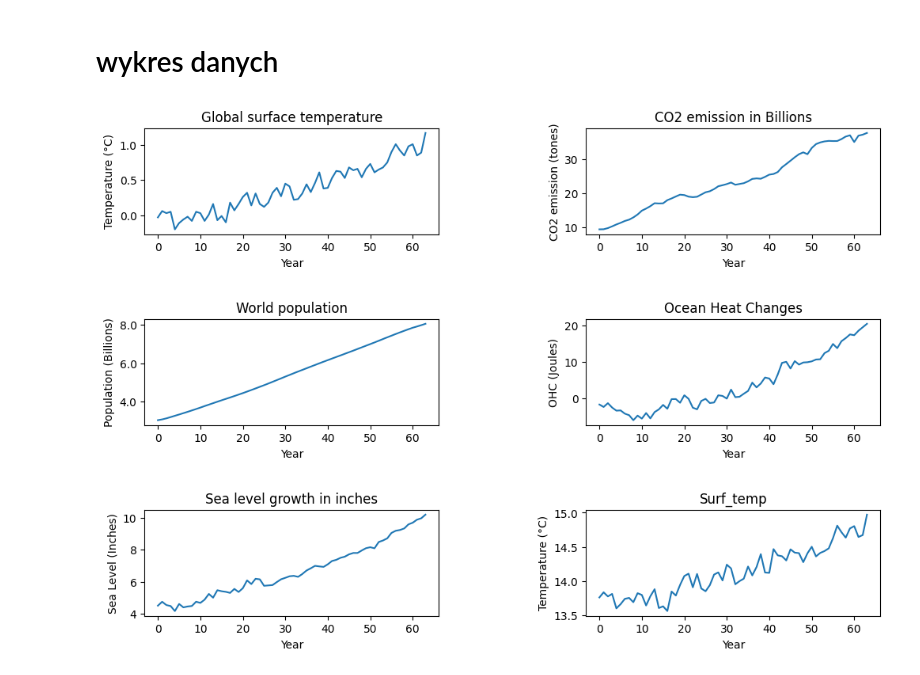
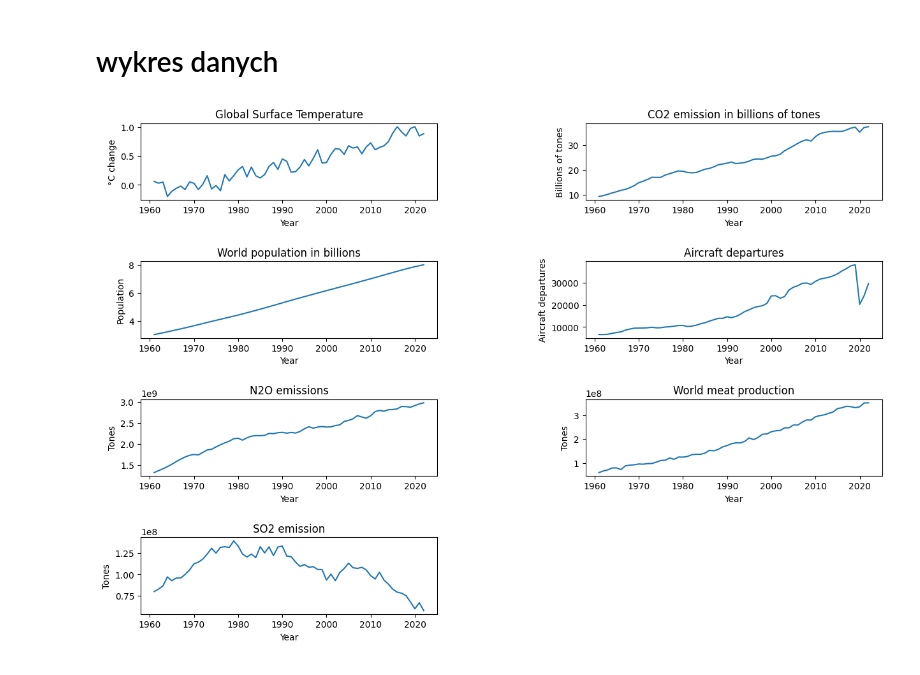
Before and after one commit to Joanna-Maslankiewicz/Analityka-Gospodarcza-sem2, a Jupyter notebook: Python/Projekt/projekt.ipynb, the cells around one changed output. Cells and saved outputs as stored; diff of their text form; code cells hidden in the pictures.

```diff
--- a/Python/Projekt/projekt.ipynb
+++ b/Python/Projekt/projekt.ipynb
@@ -30,5 +37,5 @@ import scipy.stats as stats
 # %%
-data = pd.read_excel('dane.xlsx')
+data = pd.read_excel('dane_gst.xlsx')
 data.set_index(['Year'], inplace = True)
 data.head()
 # %% [output]
@@ -42,4 +49,4 @@ data.head()
 # %%
 y = data[['GST']]
 x0 = pd.DataFrame(np.ones(y.shape), index = data.index, columns = ['const'])
-X = pd.concat([x0, data[['GST', 'C02','World_pop','OHC','Sea_level','Surf_temp']]], axis = 1)
+X = pd.concat([x0, data[['CO2','World_pop','Aircraft_Departures','N2O','World_meat_production','SO2']]], axis = 1)
@@ -46,60 +74,59 @@ X = pd.concat([x0, data[['GST', 'C02','World_pop','OHC','Sea_level','Surf_temp']
 # %% [markdown]
 # wykres danych
 # %%
-h = plt.figure(figsize=(12, 8))
+h = plt.figure(figsize=(15, 10))
+years = X.index.to_numpy()
 
-# Pierwszy wykres: Global Surface Temperature
-ax1 = plt.subplot2grid((3, 2), (0, 0))
-hlp = np.array(range(y.shape[0]))
-ax1.plot(hlp, y)
-ax1.set_title('Global surface temperature')
+# Global Surface Temperature
+ax1 = plt.subplot2grid((4, 2), (0, 0))
+ax1.plot(years, y)
+ax1.set_title('Global Surface Temperature')
 ax1.set_xlabel('Year')
-ax1.set_ylabel('Temperature (°C)')
+ax1.set_ylabel('°C change')
 
-# Drugi wykres: CO2 Emissions
-ax2 = plt.subplot2grid((3, 2), (0, 1))
-ax2.plot(hlp, X.C02)
-ax2.set_title('CO2 emission in Billions')
+# CO2
+ax2 = plt.subplot2grid((4, 2), (0, 1))
+ax2.plot(years, X.CO2)
+ax2.set_title('CO2 emission in billions of tones')
 ax2.set_xlabel('Year')
-ax2.set_ylabel('CO2 emission (tones)')
+ax2.set_ylabel('Billions of tones')
 
-# Trzeci wykres: World Population
-ax3 = plt.subplot2grid((3, 2), (1, 0))
-ax3.plot(hlp, X.World_pop)
-ax3.set_title('World population')
+# World Population
+ax3 = plt.subplot2grid((4, 2), (1, 0))
+ax3.plot(years, X.World_pop * 1e-9)
+ax3.set_title('World population in billions')
 ax3.set_xlabel('Year')
-ax3.set_ylabel('Population (Billions)')
-def format_population(x, pos):
-    'Funkcja do formatowania osi Y, skracając liczby do miliardów'
-    if x >= 1e9:
-        return f'{x*1e-9:.1f}'  # Zwracamy liczbę w miliardach z 1 miejscem po przecinku
-    else:
-        return f'{x:.0f}'
+ax3.set_ylabel('Population')
 
-ax3.yaxis.set_major_formatter(plt.FuncFormatter(format_population))
+# Aircraft Departures
+ax4 = plt.subplot2grid((4, 2), (1, 1))
+ax4.plot(years, X.Aircraft_Departures)
+ax4.set_title('Aircraft departures')
+ax4.set_xlabel('Year')
+ax4.set_ylabel('Aircraft departures')
 
-# Czwarty wykres: Ocean Heat Changes
-ax4 = plt.subplot2grid((3, 2), (1, 1))
-ax4.plot(hlp, X.OHC)
-ax4.set_title('Ocean Heat Changes')
-ax4.set_xlabel('Year')
-ax4.set_ylabel('OHC (Joules)')
+# NO2
+ax5 = plt.subplot2grid((4, 2), (2, 0))
+ax5.plot(years, X.N2O)
+ax5.set_title('N2O emissions')
+ax5.set_xlabel('Year')
+ax5.set_ylabel('Tones')
 
-# Piąty wykres: Sea Level Growth
-ax5 = plt.subplot2grid((3, 2), (2, 0))
-ax5.plot(hlp, X.Sea_level)
-ax5.set_title('Sea level growth in inches')
-ax5.set_xlabel('Year')
-ax5.set_ylabel('Sea Level (Inches)')
+# World Meat Production
+ax6 = plt.subplot2grid((4, 2), (2, 1))
+ax6.plot(years, X.World_meat_production)
+ax6.set_title('World meat production')
+ax6.set_xlabel('Year')
+ax6.set_ylabel('Tones')
 
-# Szósty wykres: Surface Temperature
-ax6 = plt.subplot2grid((3, 2), (2, 1))
-ax6.plot(hlp, X.Surf_temp)
-ax6.set_title('Surf_temp')
-ax6.set_xlabel('Year')
-ax6.set_ylabel('Temperature (°C)')
+# SO2
+ax7 = plt.subplot2grid((4, 2), (3, 0))
+ax7.plot(years, X.SO2)
+ax7.set_title('SO2 emission')
+ax7.set_xlabel('Year')
+ax7.set_ylabel('Tones')
 
 plt.subplots_adjust(hspace = 0.8, wspace=0.5)
 plt.show()
 # %% [output]
-[figure, old version]
+[figure, new version]
```
Also changed, not shown: parts of 84 cells of this notebook, 1 other file.
